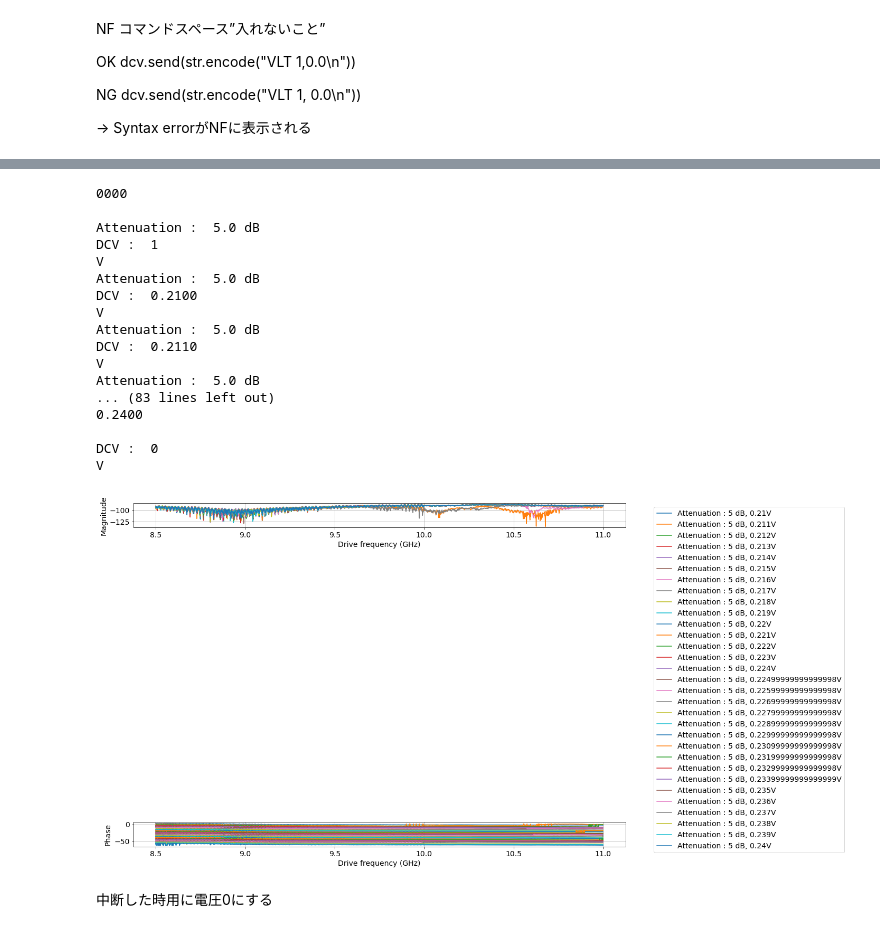
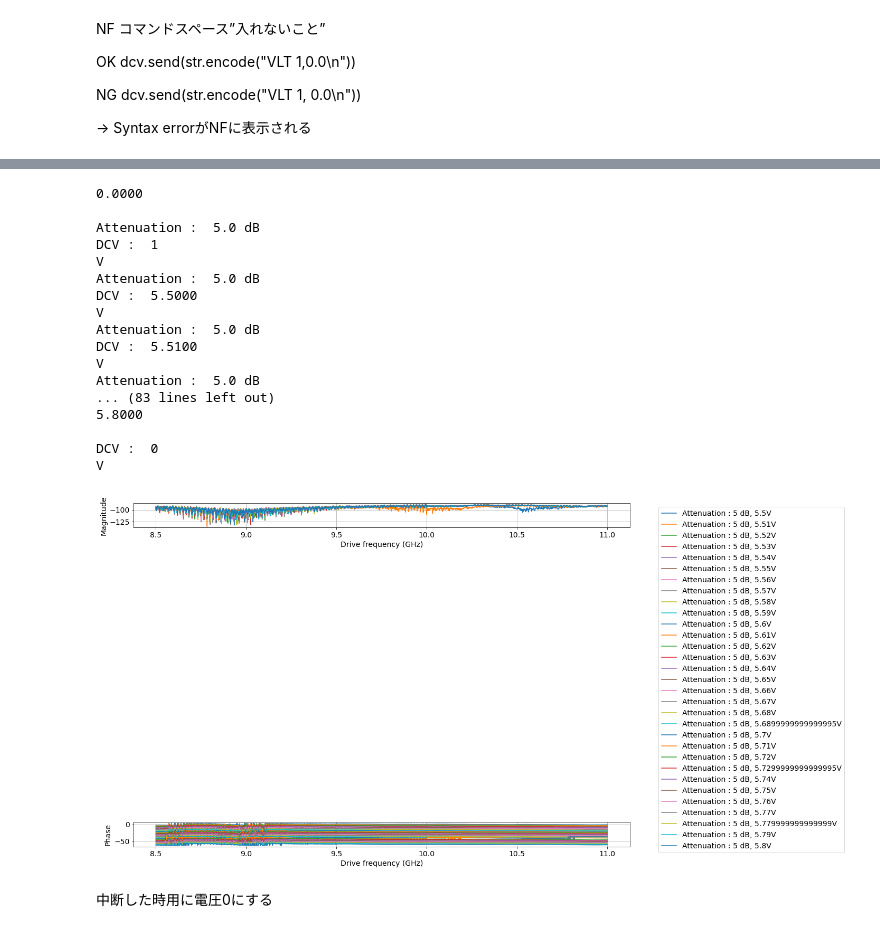
Before and after one commit to ryo-maker/JPA_measurement, a Jupyter notebook: Sweep_DC.ipynb, the cells around one changed output, grey strips where cells are left out. Drawn from its saved outputs; the diff is of its cells as text; code cells hidden in the pictures.

```diff
--- a/Sweep_DC.ipynb
+++ b/Sweep_DC.ipynb
@@ -96,8 +104,8 @@ aTT = str(att)
 
 
 # DCのパラメータ
-min_V = 0.210
-max_V = 0.240
+min_V = 5.5
+max_V = 5.8
 num_V = 31
 minV = str(min_V)
 maxV = str(max_V)
@@ -182,6 +190,7 @@ for vlt_x in vlt:
 
     """データの描画"""
     #測定データの読み込み
+    # time.sleep(5.0) #データが保存される前に読み込むとエラーになる．
     time.sleep(10.0) #データが保存される前に読み込むとエラーになる．
     # csvname = f"C:/Users/super/Desktop/RyoyaOhashi_C/" + foldername + "/" + filename
     freq[vlt_x], mag[vlt_x], phase_deg[vlt_x] = np.loadtxt(csvname, skiprows=17, usecols=[1, 2, 3], delimiter=',', unpack=True)
@@ -215,38 +224,38 @@ dcv.send(str.encode("VLT? 1\n"))
 reply = dcv.recv(dcv_recv_port)
 reply = reply.decode("utf-8")
 print("DCV : ",reply + "V")
 
 """データ出力"""
 ax1.set_xlabel("Drive frequency (GHz)")
 ax1.set_ylabel("Magnitude")
 ax1.legend(bbox_to_anchor=(1.05, 1.0), loc='upper left')
 plt.tight_layout()
 ax1.grid()
 
 ax2.set_xlabel("Drive frequency (GHz)")
 ax2.set_ylabel("Phase")
 ax1.legend(bbox_to_anchor=(1.05, 1.0), loc='upper left')
 plt.tight_layout()
 ax2.grid()
 # %% [output]
-0000
+0.0000
 
 Attenuation :  5.0 dB
 DCV :  1
 V
 Attenuation :  5.0 dB
-DCV :  0.2100
+DCV :  5.5000
 V
 Attenuation :  5.0 dB
-DCV :  0.2110
+DCV :  5.5100
 V
 Attenuation :  5.0 dB
 ... (83 lines left out)
-0.2400
+5.8000
 
 DCV :  0
 V
-[figure, old version]
+[figure, new version]
 # %% [markdown]
 中断した時用に電圧0にする
 # %%
```
Also changed, not shown: parts of 3 cells of this notebook.
